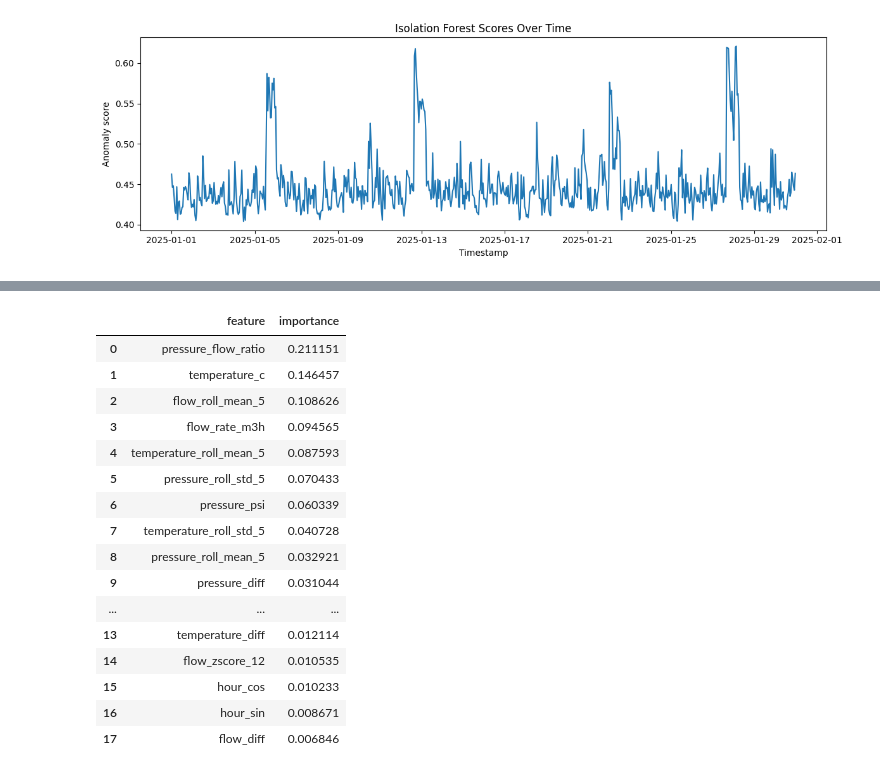
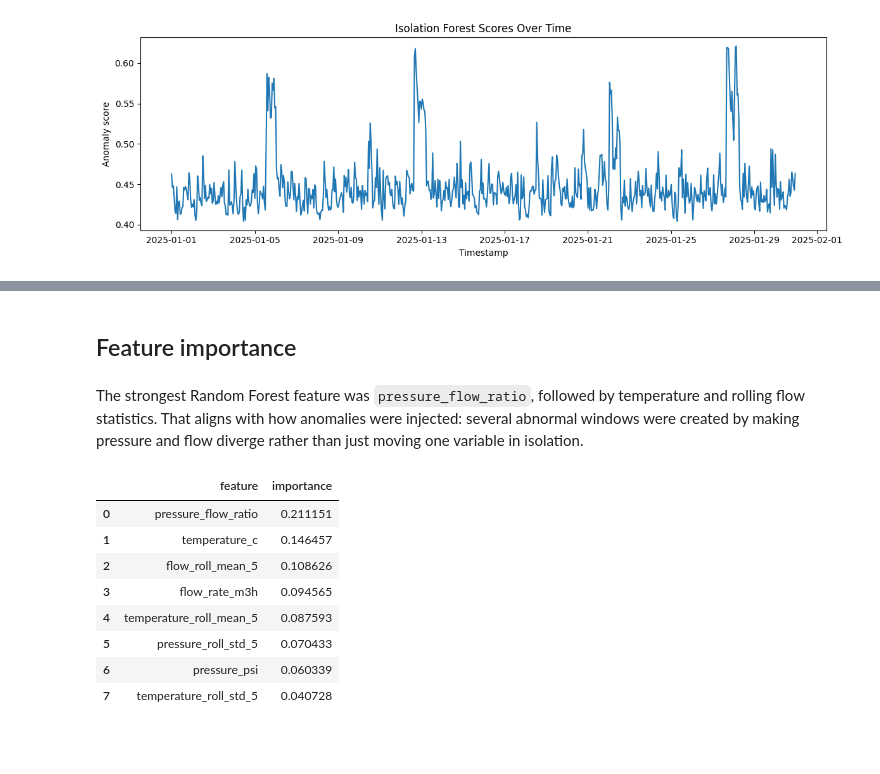
Before and after one commit to ikarib/ml-pipeline-anomaly-detection, a Jupyter notebook: notebooks/anomaly_detection.ipynb, the cells around one changed output, grey strips where cells are left out. Drawn from its saved outputs; the diff is of its cells as text; code cells hidden in the pictures; blank space fills up the shorter version.

```diff
--- a/notebooks/anomaly_detection.ipynb
+++ b/notebooks/anomaly_detection.ipynb
@@ -90,20 +154,16 @@ plt.show()
+# %% [markdown]
+## Feature importance
+# %% [markdown]
+The strongest Random Forest feature was `pressure_flow_ratio`, followed by temperature and rolling flow statistics. That aligns with how anomalies were injected: several abnormal windows were created by making pressure and flow diverge rather than just moving one variable in isolation.
 # %%
-rf.artifacts["feature_importance"]
+rf.artifacts["feature_importance"].head(8)
 # %% [output]
 |  | feature | importance |
 | 0 | pressure_flow_ratio | 0.211151 |
 | 1 | temperature_c | 0.146457 |
 | 2 | flow_roll_mean_5 | 0.108626 |
 | 3 | flow_rate_m3h | 0.094565 |
 | 4 | temperature_roll_mean_5 | 0.087593 |
 | 5 | pressure_roll_std_5 | 0.070433 |
 | 6 | pressure_psi | 0.060339 |
 | 7 | temperature_roll_std_5 | 0.040728 |
-| 8 | pressure_roll_mean_5 | 0.032921 |
-| 9 | pressure_diff | 0.031044 |
-| ... | ... | ... |
-| 13 | temperature_diff | 0.012114 |
-| 14 | flow_zscore_12 | 0.010535 |
-| 15 | hour_cos | 0.010233 |
-| 16 | hour_sin | 0.008671 |
-| 17 | flow_diff | 0.006846 |
```
Also changed, not shown: parts of 19 cells of this notebook, 10 other files.
